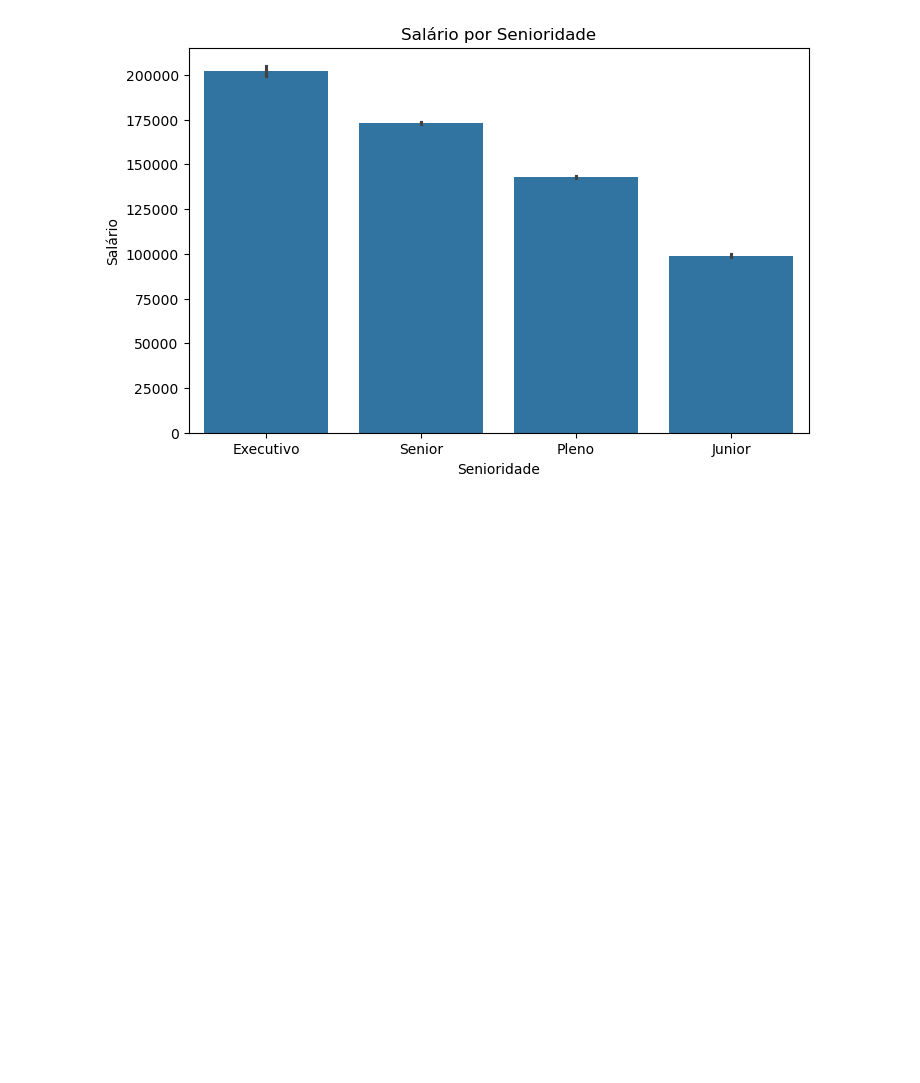
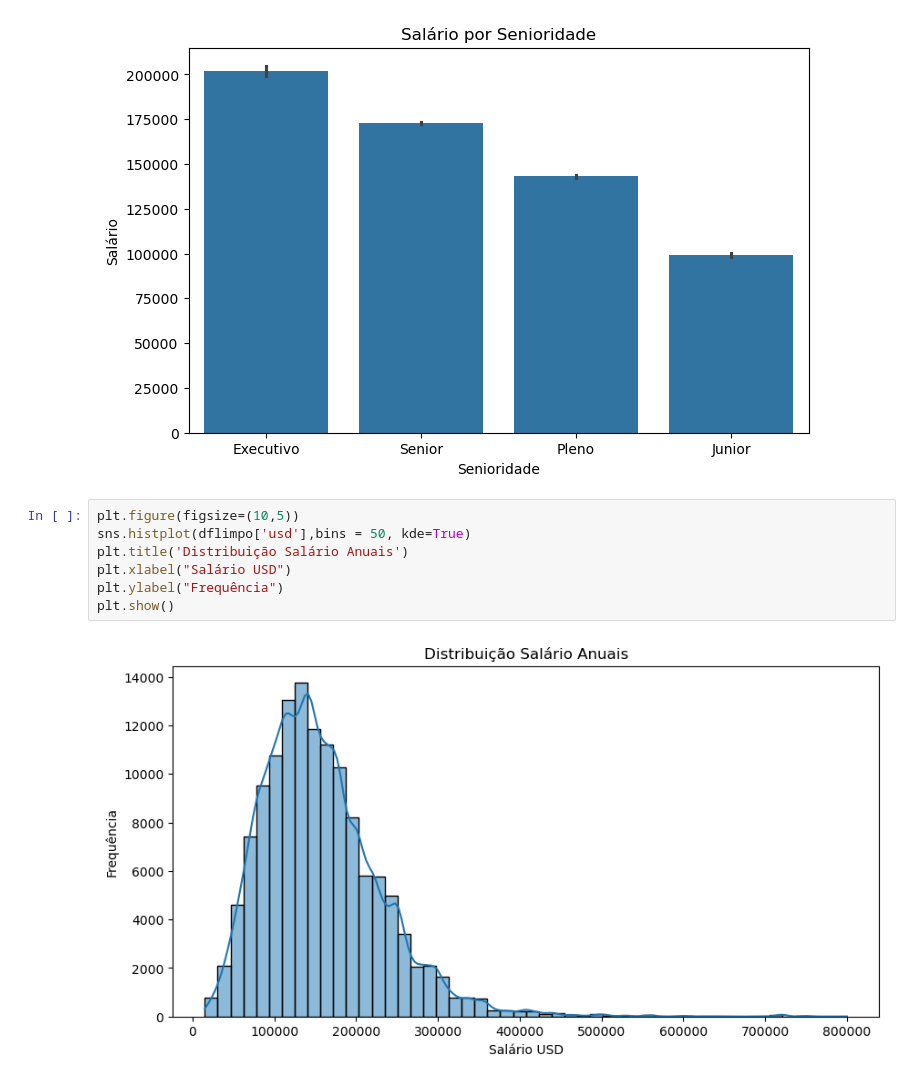
Before and after one commit to Jneliorr/imersao_dados, a Jupyter notebook: imersãoAlura.ipynb, the cells around one changed output. Drawn from its saved outputs; the diff is of its cells as text; blank space fills up the shorter version.

```diff
--- a/imersãoAlura.ipynb
+++ b/imersãoAlura.ipynb
@@ -391,3 +397,12 @@ plt.ylabel("Salário")
 plt.show()
 # %% [output]
 [figure]
+# %%
+plt.figure(figsize=(10,5))
+sns.histplot(dflimpo['usd'],bins = 50, kde=True)
+plt.title('Distribuição Salário Anuais')
+plt.xlabel("Salário USD")
+plt.ylabel("Frequência")
+plt.show()
+# %% [output]
+[figure, added]
```
Also changed, not shown: parts of 14 cells of this notebook, 1 other file.
